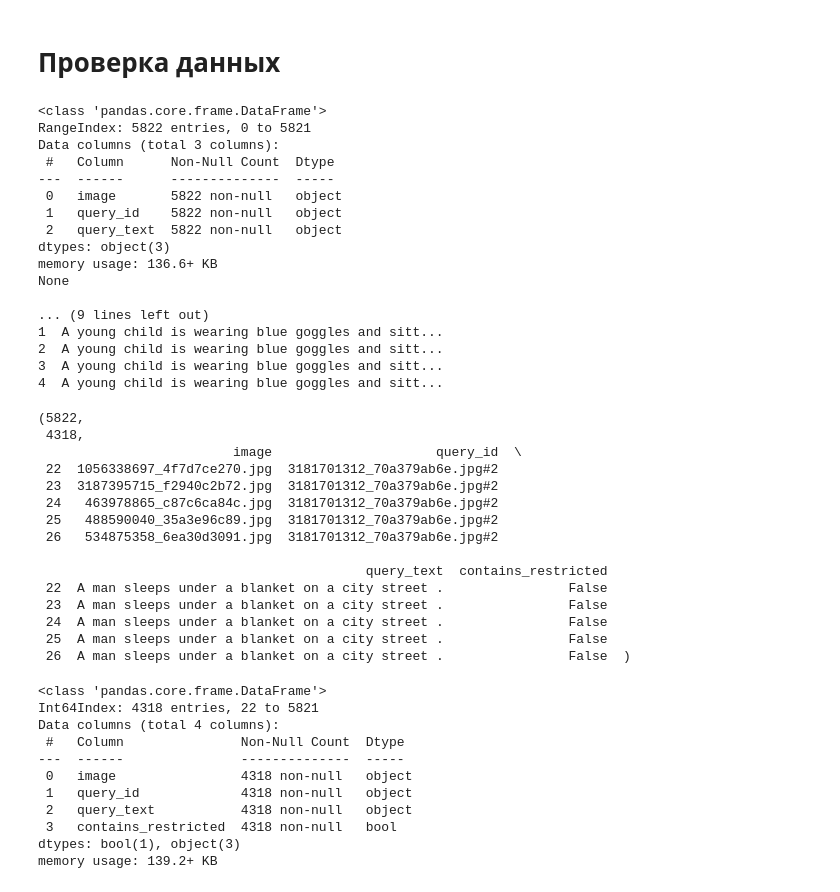
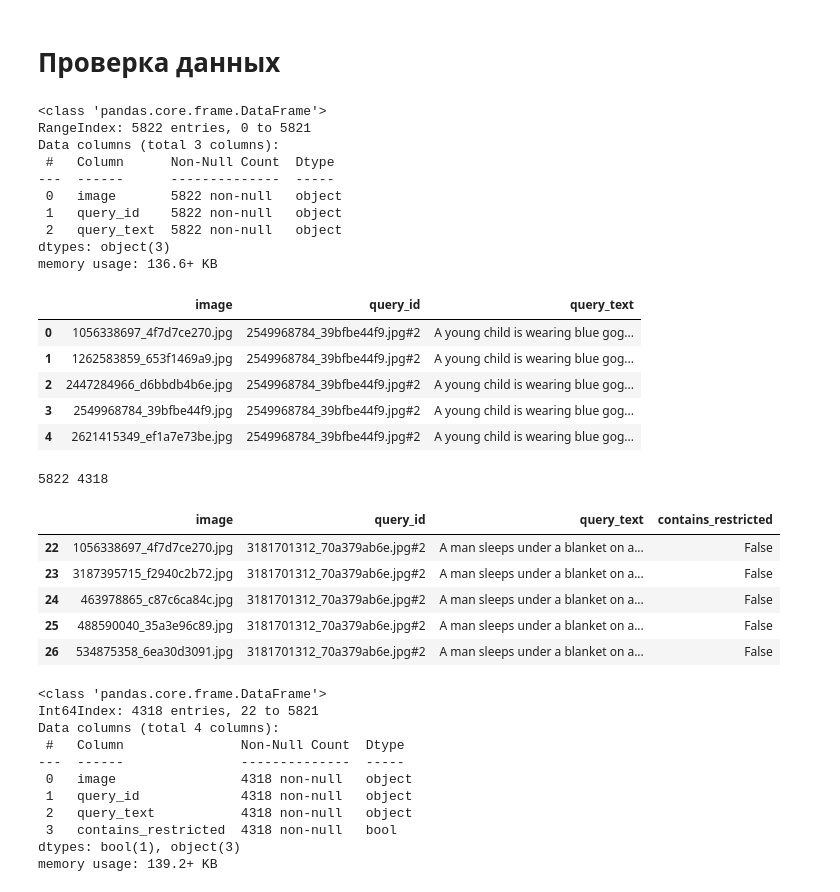
Before and after one commit to GasimV/Text-Image-Matching, a Jupyter notebook: text_image_matching.ipynb, the cells around one changed output. Saved outputs shown, nothing was run; the diff lists cells and outputs as text; code cells hidden in the pictures.

```diff
--- a/text_image_matching.ipynb
+++ b/text_image_matching.ipynb
@@ -304,13 +303,13 @@ score_description, unique_images, unique_descriptions
 # Проверка данных
 # %%
 # Загрузим датасет
-file_path = '/content/drive/My Drive/train_dataset.csv'
+file_path = os.path.join(DATA_PATH, 'train_dataset.csv')
 train_dataset = pd.read_csv(file_path)
 
 # Отобразим первые несколько строк набора данных и его основную информацию.
-print(train_dataset.info())
+train_dataset.info()
 print()
-print(train_dataset.head())
+display(train_dataset.head())
 # %% [output]
 <class 'pandas.core.frame.DataFrame'>
 RangeIndex: 5822 entries, 0 to 5821
@@ -322,48 +321,41 @@ Data columns (total 3 columns):
  2   query_text  5822 non-null   object
 dtypes: object(3)
 memory usage: 136.6+ KB
-None
-
-... (9 lines left out)
-1  A young child is wearing blue goggles and sitt...
-2  A young child is wearing blue goggles and sitt...
-3  A young child is wearing blue goggles and sitt...
-4  A young child is wearing blue goggles and sitt...
+|  | image | query_id | query_text |
+| 0 | 1056338697_4f7d7ce270.jpg | 2549968784_39bfbe44f9.jpg#2 | A young child is wearing blue gog... |
+| 1 | 1262583859_653f1469a9.jpg | 2549968784_39bfbe44f9.jpg#2 | A young child is wearing blue gog... |
+| 2 | 2447284966_d6bbdb4b6e.jpg | 2549968784_39bfbe44f9.jpg#2 | A young child is wearing blue gog... |
+| 3 | 2549968784_39bfbe44f9.jpg | 2549968784_39bfbe44f9.jpg#2 | A young child is wearing blue gog... |
+| 4 | 2621415349_ef1a7e73be.jpg | 2549968784_39bfbe44f9.jpg#2 | A young child is wearing blue gog... |
 # %%
 # Шаг 1. Определите список запрещенных ключевых слов.
 # Этот список следует расширить на основе юридических консультаций
 restricted_keywords = ['minor', "child", "children", "toddlers",
                        "kid", "boy", "girl", "school", "playground"]
 
 # Шаг 2. Функция проверки наличия в описании каких-либо запрещенных ключевых слов.
 def contains_restricted_keyword(text, keywords):
     text = text.lower()
     return any(keyword in text for keyword in keywords)
 
 # Шаг 3. Отфильтруем записи с ограниченным содержанием
 train_dataset['contains_restricted'] = train_dataset['query_text'].apply(lambda x: contains_restricted_keyword(x, restricted_keywords))
 filtered_train_df = train_dataset[~train_dataset['contains_restricted']]
 
 # Отобразим влияние фильтрации
 original_count = len(train_dataset)
 filtered_count = len(filtered_train_df)
-original_count, filtered_count, filtered_train_df.head()
+
+print(original_count, filtered_count)
+display(filtered_train_df.head())
 # %% [output]
-(5822,
- 4318,
-                         image                     query_id  \
- 22  1056338697_4f7d7ce270.jpg  3181701312_70a379ab6e.jpg#2
- 23  3187395715_f2940c2b72.jpg  3181701312_70a379ab6e.jpg#2
- 24   463978865_c87c6ca84c.jpg  3181701312_70a379ab6e.jpg#2
- 25   488590040_35a3e96c89.jpg  3181701312_70a379ab6e.jpg#2
- 26   534875358_6ea30d3091.jpg  3181701312_70a379ab6e.jpg#2
-
-                                          query_text  contains_restricted
- 22  A man sleeps under a blanket on a city street .                False
- 23  A man sleeps under a blanket on a city street .                False
- 24  A man sleeps under a blanket on a city street .                False
- 25  A man sleeps under a blanket on a city street .                False
- 26  A man sleeps under a blanket on a city street .                False  )
+5822 4318
+|  | image | query_id | query_text | contains_restricted |
+| 22 | 1056338697_4f7d7ce270.jpg | 3181701312_70a379ab6e.jpg#2 | A man sleeps under a blanket on a... | False |
+| 23 | 3187395715_f2940c2b72.jpg | 3181701312_70a379ab6e.jpg#2 | A man sleeps under a blanket on a... | False |
+| 24 | 463978865_c87c6ca84c.jpg | 3181701312_70a379ab6e.jpg#2 | A man sleeps under a blanket on a... | False |
+| 25 | 488590040_35a3e96c89.jpg | 3181701312_70a379ab6e.jpg#2 | A man sleeps under a blanket on a... | False |
+| 26 | 534875358_6ea30d3091.jpg | 3181701312_70a379ab6e.jpg#2 | A man sleeps under a blanket on a... | False |
 # %%
 filtered_train_df.info()
 # %% [output]
```
Also changed, not shown: parts of 24 cells of this notebook, 1 other file.
